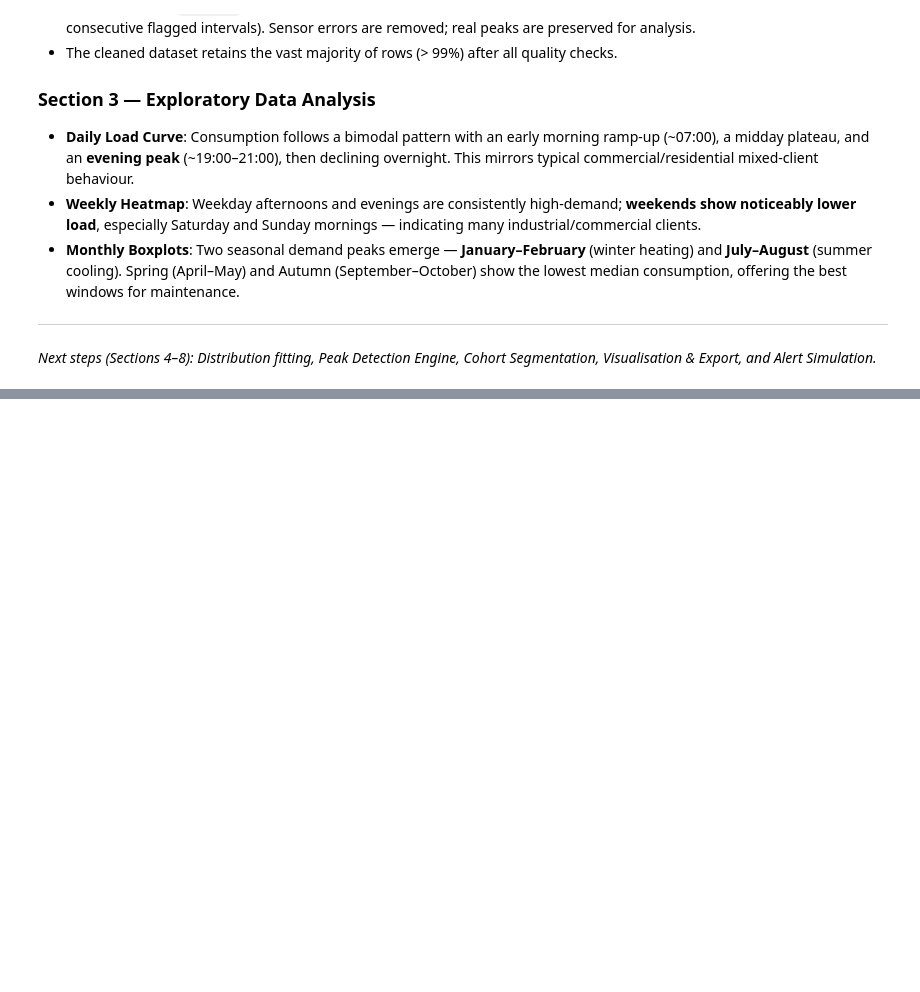
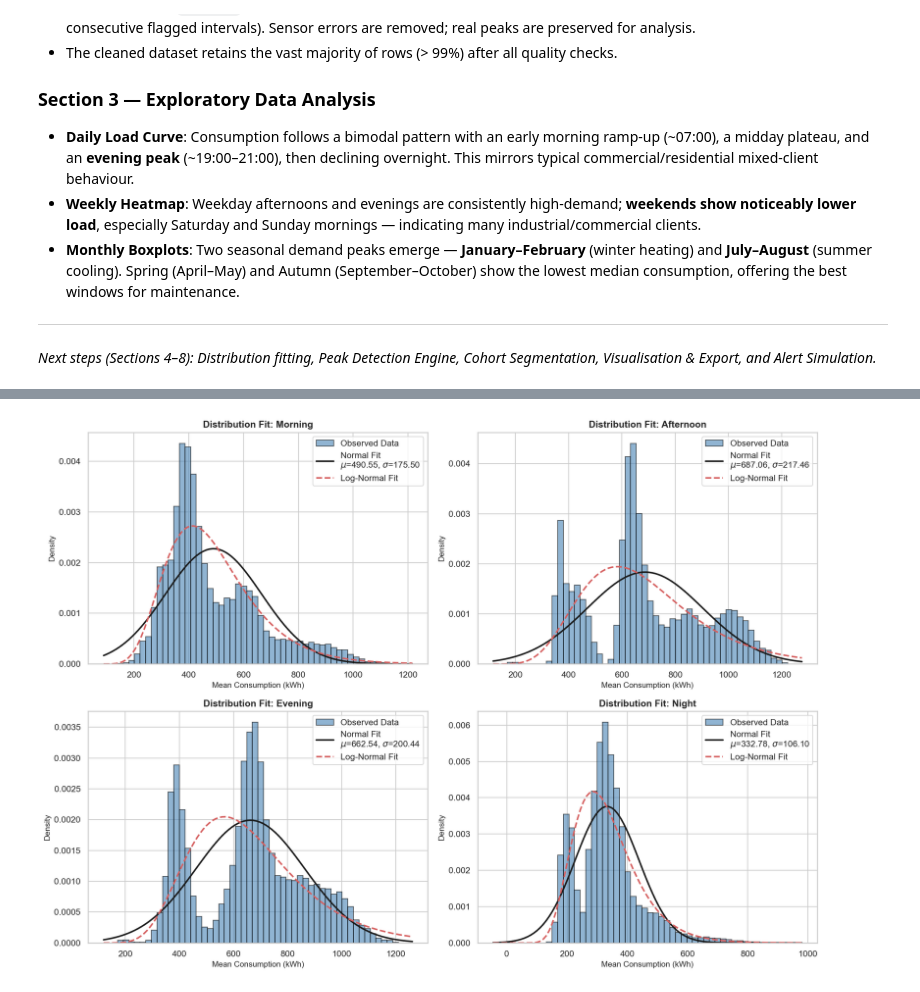
Before and after one commit to ZehaanArshad/Electricity-Peak-Usage-Detection, a Jupyter notebook: electricity_peak_detection.ipynb, the cells around one changed output, grey strips where cells are left out. Saved outputs shown, nothing was run; the diff lists cells and outputs as text; code cells hidden in the pictures; blank space fills up the shorter version.

Commit message:
Distribution Fitting Done

```diff
--- a/electricity_peak_detection.ipynb
+++ b/electricity_peak_detection.ipynb
@@ -533,0 +548,20 @@ Plot saved → outputs/section3_monthly_boxplots.png
+# %%
+# ─── 4.1  Define Time Buckets ─────────────────────────────────────────────────
+def get_time_bucket(hour):
+    if 6 <= hour < 12:
+        return 'Morning'
+    elif 12 <= hour < 18:
+        return 'Afternoon'
+    elif 18 <= hour < 23:
+        return 'Evening'
+    else:
+        return 'Night'
+
+df_eda['Time_Bucket'] = df_eda['hour'].apply(get_time_bucket)
+
+# Ensure proper ordering for visualisations and tables
+bucket_order = ['Morning', 'Afternoon', 'Evening', 'Night']
+df_eda['Time_Bucket'] = pd.Categorical(df_eda['Time_Bucket'], categories=bucket_order, ordered=True)
+
+print("Time buckets assigned. Data per bucket:")
+print(df_eda['Time_Bucket'].value_counts(sort=False).to_string())
@@ -533,0 +610,60 @@ Plot saved → outputs/section3_monthly_boxplots.png
+# %%
+# ─── 4.3  Distribution Fitting and Goodness-of-Fit ──────────────────────────
+
+fit_results = []
+fig, axes = plt.subplots(2, 2, figsize=(14, 10))
+axes = axes.flatten()
+
+for i, bucket in enumerate(bucket_order):
+    data = df_eda.loc[df_eda['Time_Bucket'] == bucket, 'mean_kWh'].dropna().values
+
+    # Normal Test (D'Agostino and Pearson's)
+    stat, p_val = stats.normaltest(data)
+
+    # Fit Normal Distribution
+    mu, std = stats.norm.fit(data)
+
+    # Fit Log-Normal Distribution
+    # lognorm expects data > 0. Shift data slightly if min is 0.
+    loc = 0 if data.min() > 0 else -data.min() + 1e-6
+    s, loc_log, scale_log = stats.lognorm.fit(data, floc=loc)
+
+    fit_results.append({
+        'Time Bucket': bucket,
+        'NormalTest Stat': stat,
+        'NormalTest p-value': p_val,
+        'Is Normal? (p > 0.05)': p_val > 0.05
+    })
+
+    # Plotting
+    ax = axes[i]
+    ax.hist(data, bins=50, density=True, alpha=0.6, color='steelblue', edgecolor='black', label='Observed Data')
+
+    xmin, xmax = ax.get_xlim()
+    x = np.linspace(xmin, xmax, 100)
+
+    # Plot Normal fit
+    p_norm = stats.norm.pdf(x, mu, std)
+    ax.plot(x, p_norm, 'k', linewidth=2, label=f'Normal Fit\n$\mu$={mu:.2f}, $\sigma$={std:.2f}')
+
+    # Plot Log-Normal fit
+    p_lognorm = stats.lognorm.pdf(x, s, loc_log, scale_log)
+    ax.plot(x, p_lognorm, 'r--', linewidth=2, label=f'Log-Normal Fit')
+
+    ax.set_title(f'Distribution Fit: {bucket}', fontsize=12, fontweight='bold')
+    ax.set_xlabel('Mean Consumption (kWh)', fontsize=10)
+    ax.set_ylabel('Density', fontsize=10)
+    ax.legend()
+
+plt.tight_layout()
+plt.savefig('outputs/section4_distribution_fits.png', bbox_inches='tight')
+plt.show()
+
+print('Goodness of Fit Test Results (D\'Agostino and Pearson\'s):')
+fit_df = pd.DataFrame(fit_results).set_index('Time Bucket')
+display(fit_df)
+
+# Interpretation note
+print("\nInterpretation: If p-value < 0.05, the data significantly deviates from a normal distribution.")
+# %% [output]
+[figure, added]
```
Also changed, not shown: parts of 6 cells of this notebook, 2 other files.
